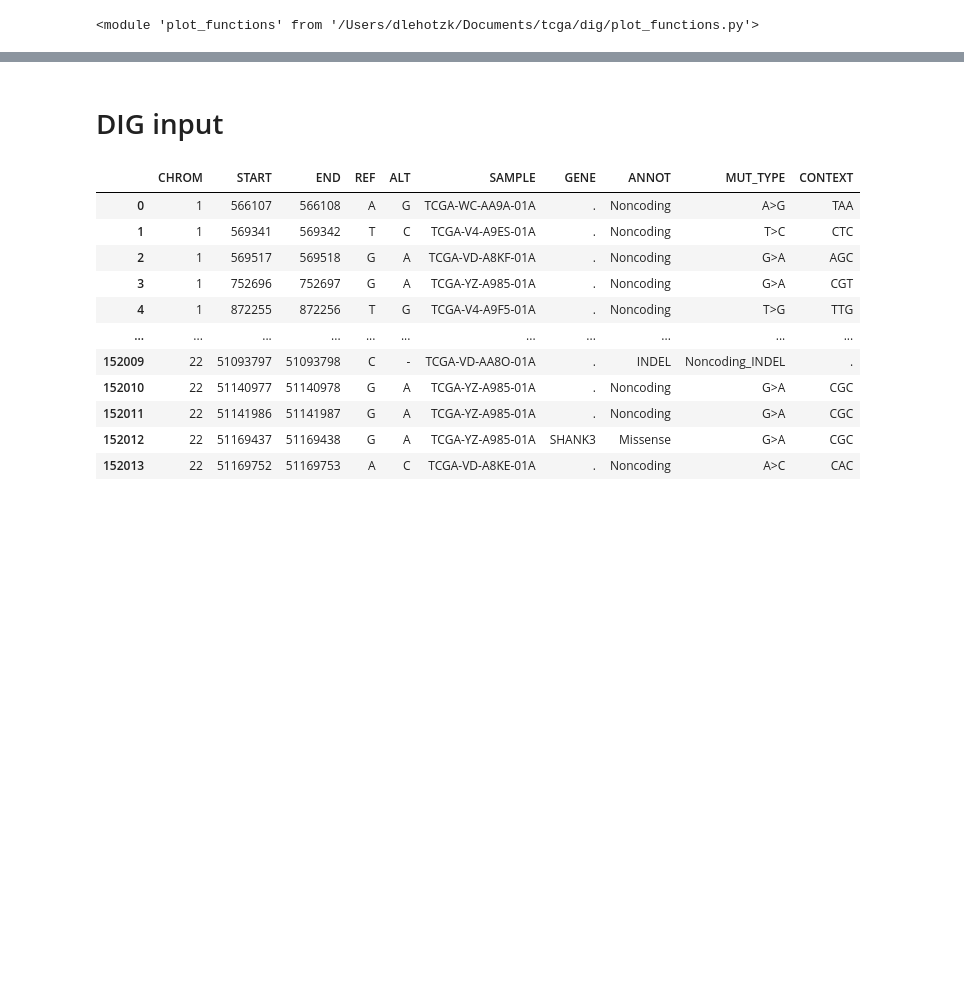
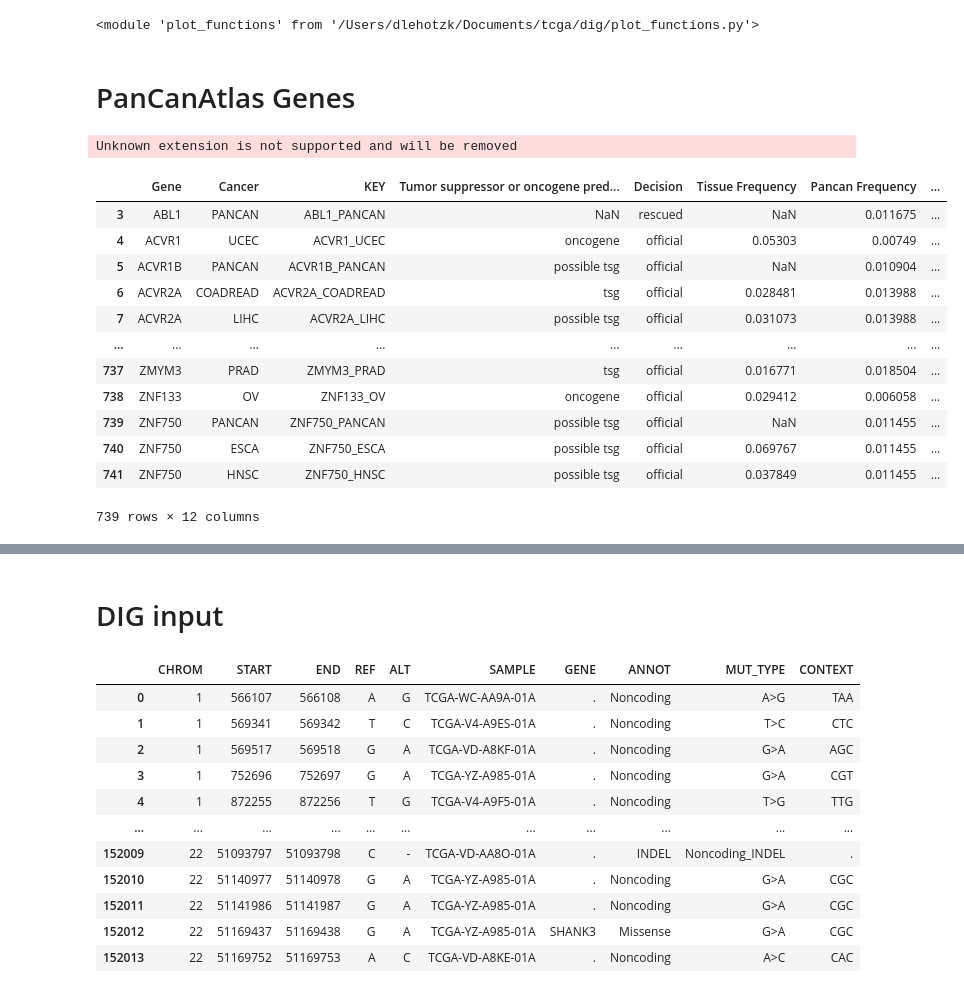
Before and after one commit to getzlab/dig_test_burden, a Jupyter notebook: process_results.ipynb, the cells around one changed output, grey strips where cells are left out. Saved outputs shown, nothing was run; the diff lists cells and outputs as text; code cells hidden in the pictures; blank space fills up the shorter version.

Commit message:
use reference files from getzlab bucket, add known driver genes to coding report, try to add google links to coding report

```diff
--- a/process_results.ipynb
+++ b/process_results.ipynb
@@ -11,0 +61,22 @@ importlib.reload(plot_functions)
+# %% [markdown]
+# PanCanAtlas Genes
+# %%
+df_pca = pd.read_excel('mmc1.xlsx', sheet_name='Table S1').iloc[2:]
+df_pca.columns = df_pca.iloc[0].tolist()
+df_pca = df_pca.iloc[1:]
+df_pca
+# %% [output]
+Unknown extension is not supported and will be removed
+|  | Gene | Cancer | KEY | Tumor suppressor or oncogene pred... | Decision | Tissue Frequency | Pancan Frequency | ... |
+| 3 | ABL1 | PANCAN | ABL1_PANCAN | NaN | rescued | NaN | 0.011675 | ... |
+| 4 | ACVR1 | UCEC | ACVR1_UCEC | oncogene | official | 0.05303 | 0.00749 | ... |
+| 5 | ACVR1B | PANCAN | ACVR1B_PANCAN | possible tsg | official | NaN | 0.010904 | ... |
+| 6 | ACVR2A | COADREAD | ACVR2A_COADREAD | tsg | official | 0.028481 | 0.013988 | ... |
+| 7 | ACVR2A | LIHC | ACVR2A_LIHC | possible tsg | official | 0.031073 | 0.013988 | ... |
+| ... | ... | ... | ... | ... | ... | ... | ... | ... |
+| 737 | ZMYM3 | PRAD | ZMYM3_PRAD | tsg | official | 0.016771 | 0.018504 | ... |
+| 738 | ZNF133 | OV | ZNF133_OV | oncogene | official | 0.029412 | 0.006058 | ... |
+| 739 | ZNF750 | PANCAN | ZNF750_PANCAN | possible tsg | official | NaN | 0.011455 | ... |
+| 740 | ZNF750 | ESCA | ZNF750_ESCA | possible tsg | official | 0.069767 | 0.011455 | ... |
+| 741 | ZNF750 | HNSC | ZNF750_HNSC | possible tsg | official | 0.037849 | 0.011455 | ... |
+739 rows × 12 columns
```
Also changed, not shown: parts of 8 cells of this notebook, 3 other files.
